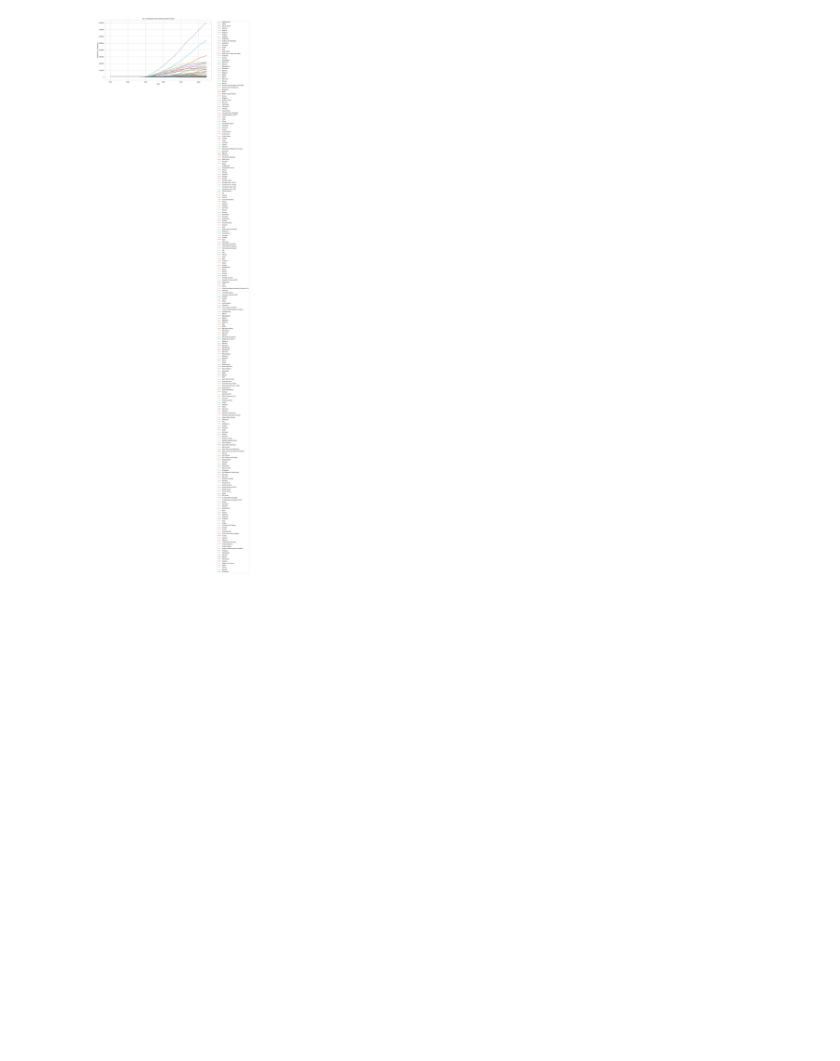
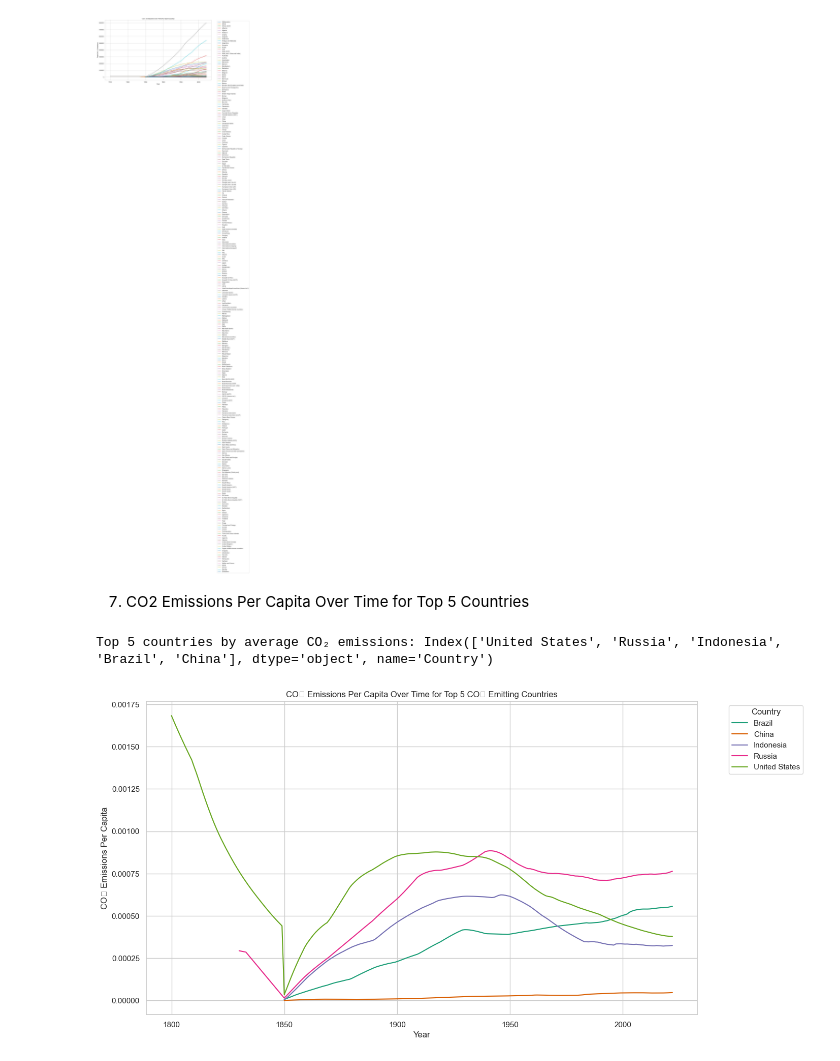
Before and after one commit to alextran21211/adsc3910-project-group-5, a Jupyter notebook: notebooks/eda.ipynb, the cells around one changed output. Cells and saved outputs as stored; diff of their text form; code cells hidden in the pictures; blank space fills up the shorter version.

Commit message:
Plot for CO2 Emissions Per Capita Over Time for Top 5 Countries

```diff
--- a/notebooks/eda.ipynb
+++ b/notebooks/eda.ipynb
@@ -143,3 +143,30 @@ plt.legend(bbox_to_anchor=(1.05, 1), loc='upper left')
 plt.show()
 # %% [output]
 [figure]
+# %% [markdown]
+7. CO2 Emissions Per Capita Over Time for Top 5 Countries
+# %%
+# Filter out non-country entries based on a known list (adjust as needed)
+non_countries = ["World", "High-income countries", "Low-income countries", "Upper-middle-income countries",
+                 "Lower-middle-income countries", "Africa", "Europe", "Asia", "Oceania", "Americas", "North America",
+                 "South America", "Asia (excl. China and India)", "Europe (excl. EU-27)",
+                  "Europe (excl. EU-28)", "North America (excl. USA)" ]
+
+# Filter out non-country rows
+df_filtered = df[~df['Country'].isin(non_countries)]
+# %%
+# Get the top 5 countries by average CO₂ emissions from the filtered data
+top_countries = df_filtered.groupby('Country')['CO2'].mean().nlargest(5).index
+print("Top 5 countries by average CO₂ emissions:", top_countries)
+# %% [output]
+Top 5 countries by average CO₂ emissions: Index(['United States', 'Russia', 'Indonesia', 'Brazil', 'China'], dtype='object', name='Country')
+# %%
+plt.figure(figsize=(14, 8))
+sns.lineplot(data=df_filtered[df_filtered['Country'].isin(top_countries)], x='Year', y='CO2_per_capita', hue='Country', palette='Dark2')
+plt.title("CO₂ Emissions Per Capita Over Time for Top 5 CO₂ Emitting Countries")
+plt.xlabel("Year")
+plt.ylabel("CO₂ Emissions Per Capita")
+plt.legend(title="Country", bbox_to_anchor=(1.05, 1), loc='upper left')
+plt.show()
+# %% [output]
+[figure, added]
```
